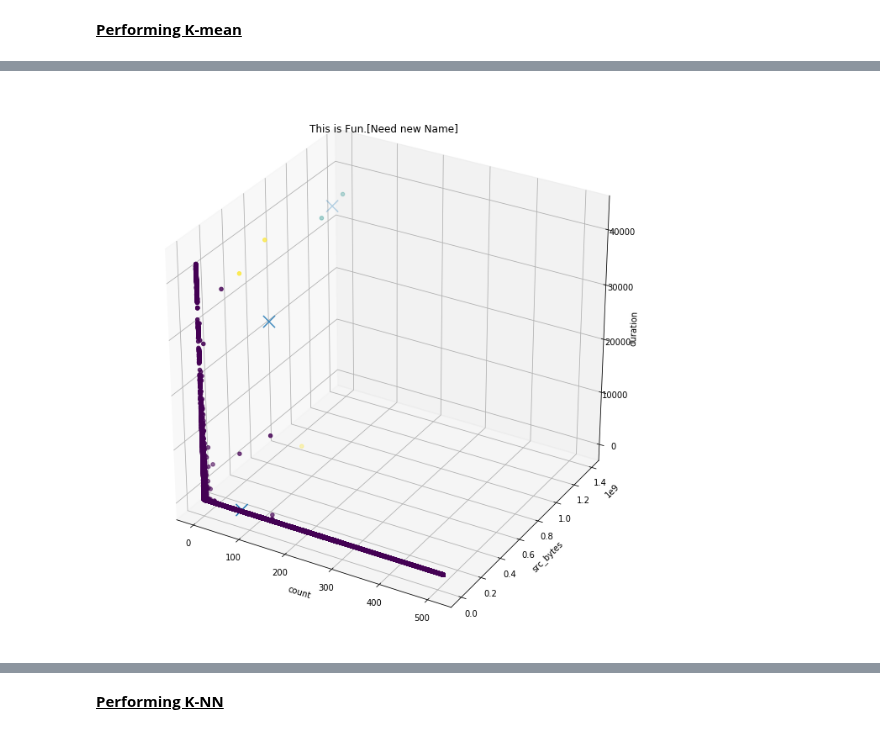
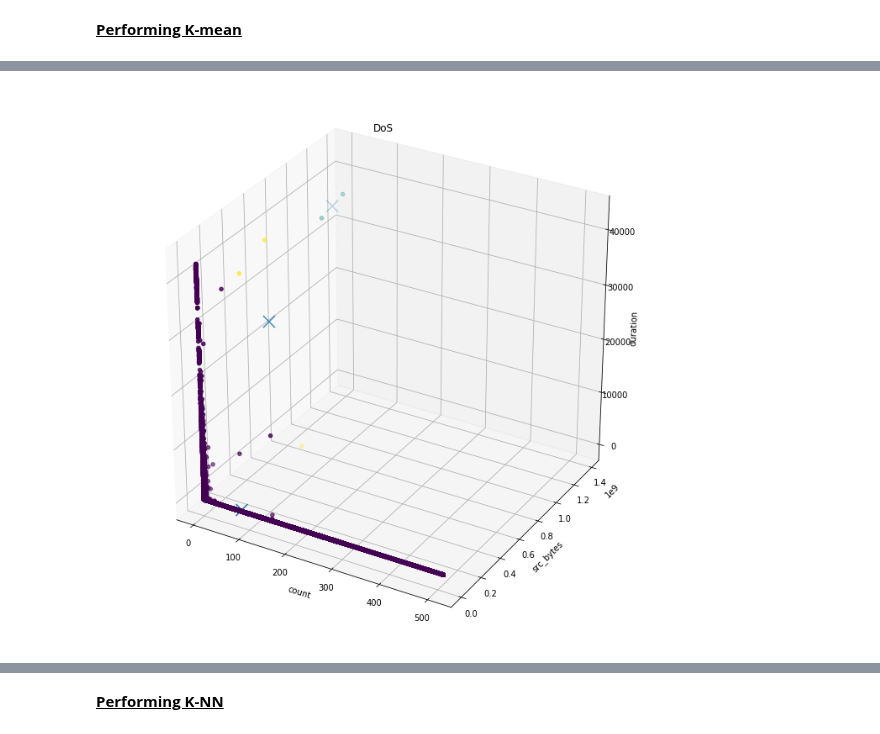
Before and after one commit to BaiKongQue/CSCI-191T_Security_Group, a Jupyter notebook: Security Group Project.ipynb, the cells around one changed output, grey strips where cells are left out. Saved outputs shown, nothing was run; the diff lists cells and outputs as text; code cells hidden in the pictures.

```diff
--- a/Security Group Project.ipynb
+++ b/Security Group Project.ipynb
@@ -52,8 +53,8 @@ def k_mean3D(K, dataset, title="K-Mean Cluster 3D Plot", xLabel=None, yLabel=Non
     ax.scatter(dataset.iloc[:,0], dataset.iloc[:,1], dataset.iloc[:,2], marker='o', c=y_pred)
     ax.scatter(centroids[:,0], centroids[:,1], centroids[:,2], marker='x', s=200, linewidths=2)
     ax.set_xlabel(dataset.columns.values[0] if xLabel==None else xLabel)
-    ax.set_ylabel(dataset.columns.values[1] if xLabel==None else yLabel)
-    ax.set_zlabel(dataset.columns.values[2] if xLabel==None else zLabel)
+    ax.set_ylabel(dataset.columns.values[1] if yLabel==None else yLabel)
+    ax.set_zlabel(dataset.columns.values[2] if zLabel==None else zLabel)
     plt.title(title)
     plt.show()
 # %%
@@ -155,8 +158,8 @@ k_mean(3, kddDF[['src_bytes','count']], "DoS")
 [figure]
 # %%
-k_mean3D(3, kddDF[["count", "src_bytes", "duration"]], "This is Fun.[Need new Name]")
+k_mean3D(3, kddDF[["count", "src_bytes", "duration"]], "DoS")
 # %% [output]
-[figure, old version]
+[figure, new version]
 # %%
 k_mean(3, kddDF[["duration","src_bytes"]], "Probing", "Duration (s)")
 # %% [output]
```
Also changed, not shown: parts of 8 cells of this notebook.
